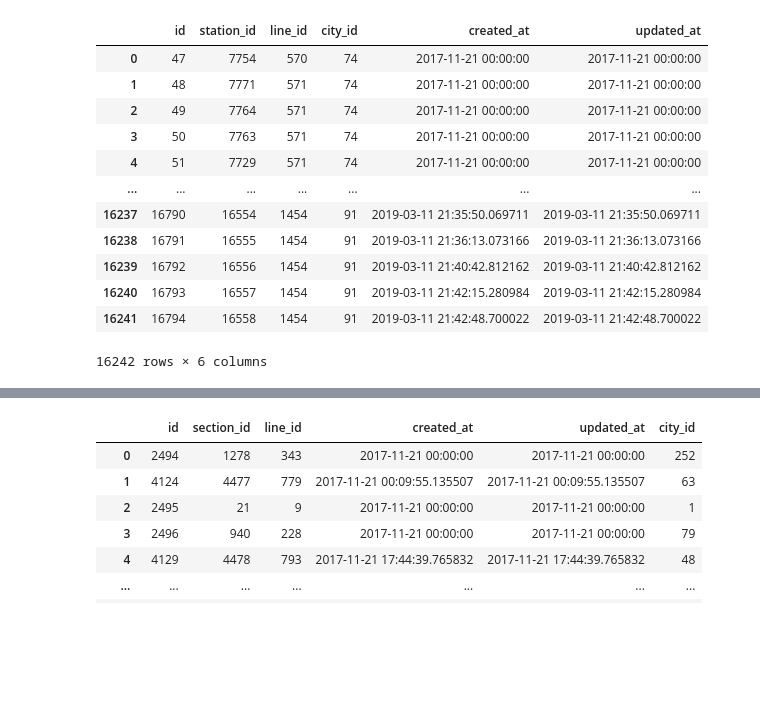
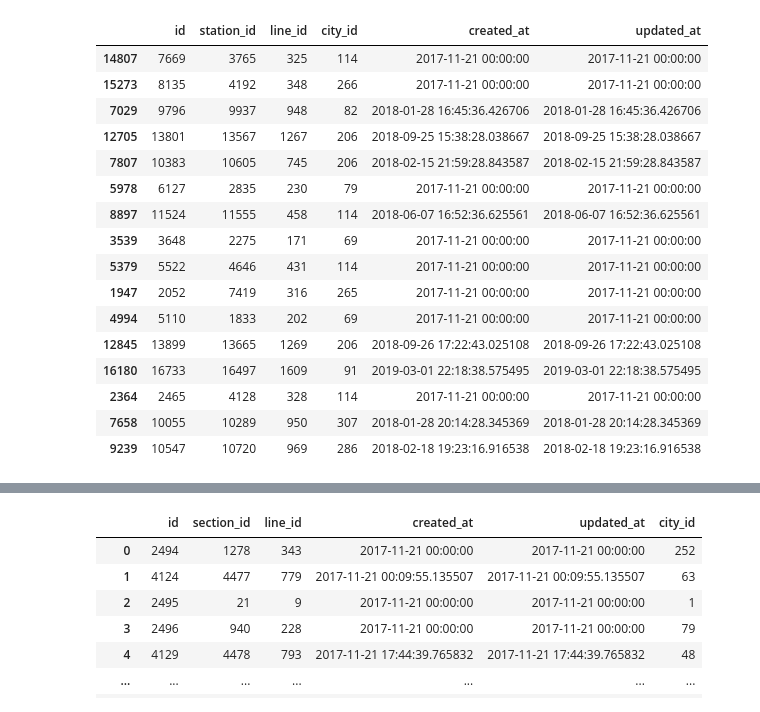
Before and after one commit to JaimeVRodriguez/transit_systems_of_word_eda, a Jupyter notebook: notebooks/testing.ipynb, the cells around one changed output, grey strips where cells are left out. Saved outputs shown, nothing was run; the diff lists cells and outputs as text; code cells hidden in the pictures; blank space fills up the shorter version.

```diff
--- a/notebooks/testing.ipynb
+++ b/notebooks/testing.ipynb
@@ -38,20 +41,24 @@ lines
 # %%
 station_lines = pd.read_csv('../data/station_lines.csv')
-station_lines
+station_lines.sample(16)
 # %% [output]
 |  | id | station_id | line_id | city_id | created_at | updated_at |
-| 0 | 47 | 7754 | 570 | 74 | 2017-11-21 00:00:00 | 2017-11-21 00:00:00 |
-| 1 | 48 | 7771 | 571 | 74 | 2017-11-21 00:00:00 | 2017-11-21 00:00:00 |
-| 2 | 49 | 7764 | 571 | 74 | 2017-11-21 00:00:00 | 2017-11-21 00:00:00 |
-| 3 | 50 | 7763 | 571 | 74 | 2017-11-21 00:00:00 | 2017-11-21 00:00:00 |
-| 4 | 51 | 7729 | 571 | 74 | 2017-11-21 00:00:00 | 2017-11-21 00:00:00 |
-| ... | ... | ... | ... | ... | ... | ... |
-| 16237 | 16790 | 16554 | 1454 | 91 | 2019-03-11 21:35:50.069711 | 2019-03-11 21:35:50.069711 |
-| 16238 | 16791 | 16555 | 1454 | 91 | 2019-03-11 21:36:13.073166 | 2019-03-11 21:36:13.073166 |
-| 16239 | 16792 | 16556 | 1454 | 91 | 2019-03-11 21:40:42.812162 | 2019-03-11 21:40:42.812162 |
-| 16240 | 16793 | 16557 | 1454 | 91 | 2019-03-11 21:42:15.280984 | 2019-03-11 21:42:15.280984 |
-| 16241 | 16794 | 16558 | 1454 | 91 | 2019-03-11 21:42:48.700022 | 2019-03-11 21:42:48.700022 |
+| 14807 | 7669 | 3765 | 325 | 114 | 2017-11-21 00:00:00 | 2017-11-21 00:00:00 |
+| 15273 | 8135 | 4192 | 348 | 266 | 2017-11-21 00:00:00 | 2017-11-21 00:00:00 |
+| 7029 | 9796 | 9937 | 948 | 82 | 2018-01-28 16:45:36.426706 | 2018-01-28 16:45:36.426706 |
+| 12705 | 13801 | 13567 | 1267 | 206 | 2018-09-25 15:38:28.038667 | 2018-09-25 15:38:28.038667 |
+| 7807 | 10383 | 10605 | 745 | 206 | 2018-02-15 21:59:28.843587 | 2018-02-15 21:59:28.843587 |
+| 5978 | 6127 | 2835 | 230 | 79 | 2017-11-21 00:00:00 | 2017-11-21 00:00:00 |
+| 8897 | 11524 | 11555 | 458 | 114 | 2018-06-07 16:52:36.625561 | 2018-06-07 16:52:36.625561 |
+| 3539 | 3648 | 2275 | 171 | 69 | 2017-11-21 00:00:00 | 2017-11-21 00:00:00 |
+| 5379 | 5522 | 4646 | 431 | 114 | 2017-11-21 00:00:00 | 2017-11-21 00:00:00 |
+| 1947 | 2052 | 7419 | 316 | 265 | 2017-11-21 00:00:00 | 2017-11-21 00:00:00 |
+| 4994 | 5110 | 1833 | 202 | 69 | 2017-11-21 00:00:00 | 2017-11-21 00:00:00 |
+| 12845 | 13899 | 13665 | 1269 | 206 | 2018-09-26 17:22:43.025108 | 2018-09-26 17:22:43.025108 |
+| 16180 | 16733 | 16497 | 1609 | 91 | 2019-03-01 22:18:38.575495 | 2019-03-01 22:18:38.575495 |
+| 2364 | 2465 | 4128 | 328 | 114 | 2017-11-21 00:00:00 | 2017-11-21 00:00:00 |
+| 7658 | 10055 | 10289 | 950 | 307 | 2018-01-28 20:14:28.345369 | 2018-01-28 20:14:28.345369 |
+| 9239 | 10547 | 10720 | 969 | 286 | 2018-02-18 19:23:16.916538 | 2018-02-18 19:23:16.916538 |
-16242 rows × 6 columns
 # %%
 stations = pd.read_csv('../data/stations.csv')
 stations
```
Also changed, not shown: parts of 3 cells of this notebook.
